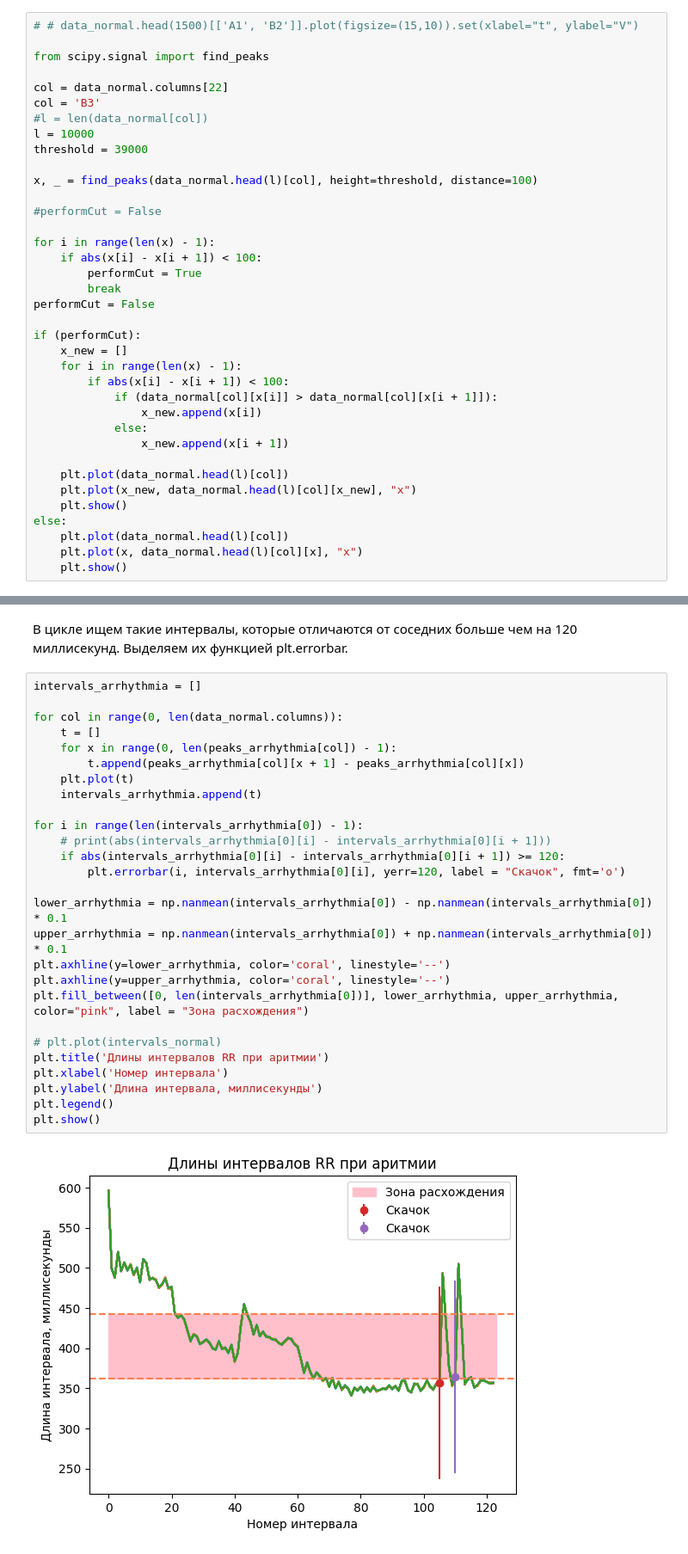
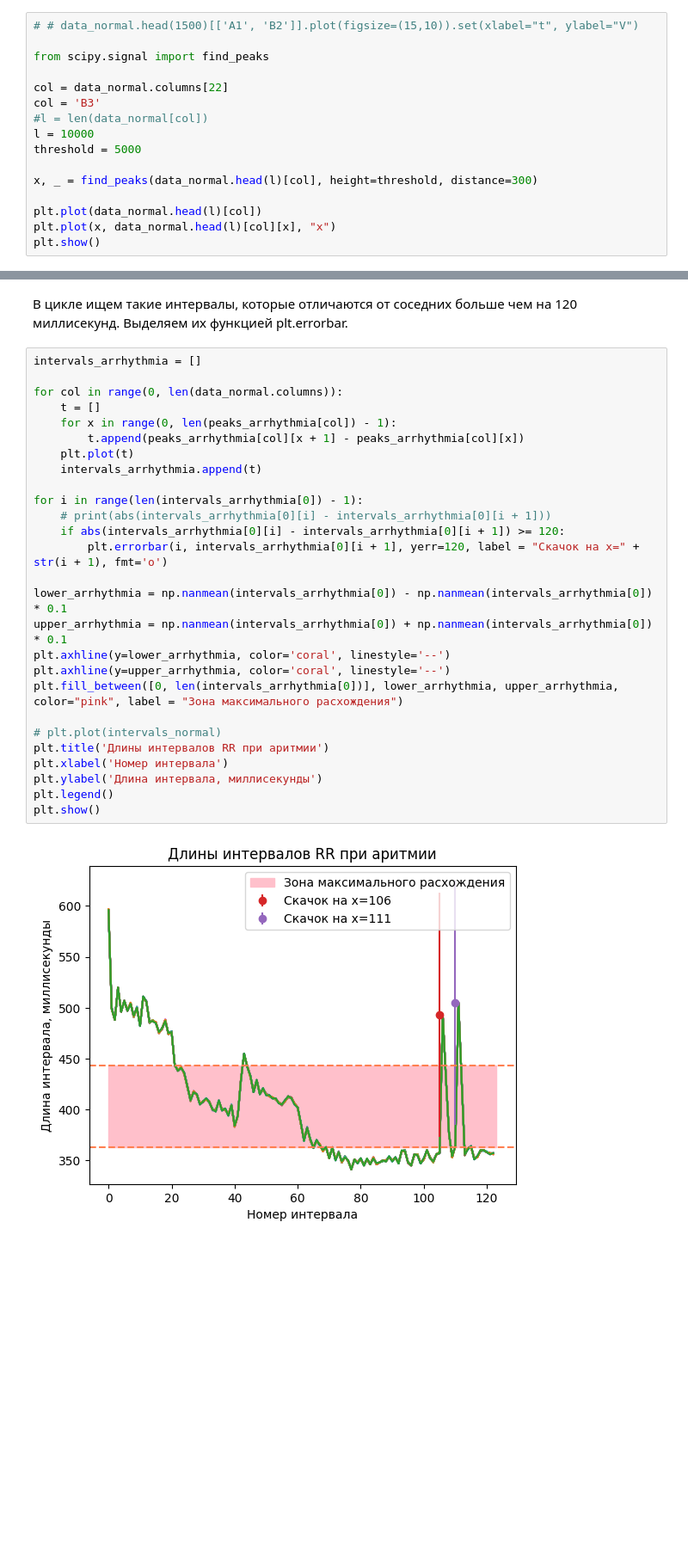
Before and after one commit to multifacs/ecg-analysis, a Jupyter notebook: ECG.ipynb, the cells around one changed output, grey strips where cells are left out. Shown at 86% size. Saved outputs shown, nothing was run; the diff lists cells and outputs as text; blank space fills up the shorter version.

```diff
--- a/ECG.ipynb
+++ b/ECG.ipynb
@@ -560,34 +560,13 @@ col = data_normal.columns[22]
 col = 'B3'
 #l = len(data_normal[col])
 l = 10000
-threshold = 39000
+threshold = 5000
 
-x, _ = find_peaks(data_normal.head(l)[col], height=threshold, distance=100)
+x, _ = find_peaks(data_normal.head(l)[col], height=threshold, distance=300)
 
-#performCut = False
-
-for i in range(len(x) - 1):
-    if abs(x[i] - x[i + 1]) < 100:
-        performCut = True
-        break
-performCut = False
-
-if (performCut):
-    x_new = []
-    for i in range(len(x) - 1):
-        if abs(x[i] - x[i + 1]) < 100:
-            if (data_normal[col][x[i]] > data_normal[col][x[i + 1]]):
-                x_new.append(x[i])
-            else:
-                x_new.append(x[i + 1])
-
-    plt.plot(data_normal.head(l)[col])
-    plt.plot(x_new, data_normal.head(l)[col][x_new], "x")
-    plt.show()
-else:
-    plt.plot(data_normal.head(l)[col])
-    plt.plot(x, data_normal.head(l)[col][x], "x")
-    plt.show()
+plt.plot(data_normal.head(l)[col])
+plt.plot(x, data_normal.head(l)[col][x], "x")
+plt.show()
 # %% [output]
 [figure]
 # %%
@@ -680,29 +659,29 @@ for col in data_arrhythmia.columns:
 # %%
 intervals_arrhythmia = []
 
 for col in range(0, len(data_normal.columns)):
     t = []
     for x in range(0, len(peaks_arrhythmia[col]) - 1):
         t.append(peaks_arrhythmia[col][x + 1] - peaks_arrhythmia[col][x])
     plt.plot(t)
     intervals_arrhythmia.append(t)
 
 for i in range(len(intervals_arrhythmia[0]) - 1):
     # print(abs(intervals_arrhythmia[0][i] - intervals_arrhythmia[0][i + 1]))
     if abs(intervals_arrhythmia[0][i] - intervals_arrhythmia[0][i + 1]) >= 120:
-        plt.errorbar(i, intervals_arrhythmia[0][i], yerr=120, label = "Скачок", fmt='o')
+        plt.errorbar(i, intervals_arrhythmia[0][i + 1], yerr=120, label = "Скачок на x=" + str(i + 1), fmt='o')
 
 lower_arrhythmia = np.nanmean(intervals_arrhythmia[0]) - np.nanmean(intervals_arrhythmia[0]) * 0.1
 upper_arrhythmia = np.nanmean(intervals_arrhythmia[0]) + np.nanmean(intervals_arrhythmia[0]) * 0.1
 plt.axhline(y=lower_arrhythmia, color='coral', linestyle='--')
 plt.axhline(y=upper_arrhythmia, color='coral', linestyle='--')
-plt.fill_between([0, len(intervals_arrhythmia[0])], lower_arrhythmia, upper_arrhythmia, color="pink", label = "Зона расхождения")
+plt.fill_between([0, len(intervals_arrhythmia[0])], lower_arrhythmia, upper_arrhythmia, color="pink", label = "Зона максимального расхождения")
 
 # plt.plot(intervals_normal)
 plt.title('Длины интервалов RR при аритмии')
 plt.xlabel('Номер интервала')
 plt.ylabel('Длина интервала, миллисекунды')
 plt.legend()
 plt.show()
 # %% [output]
-[figure, old version]
+[figure, new version]
```
Also changed, not shown: parts of 26 cells of this notebook.
